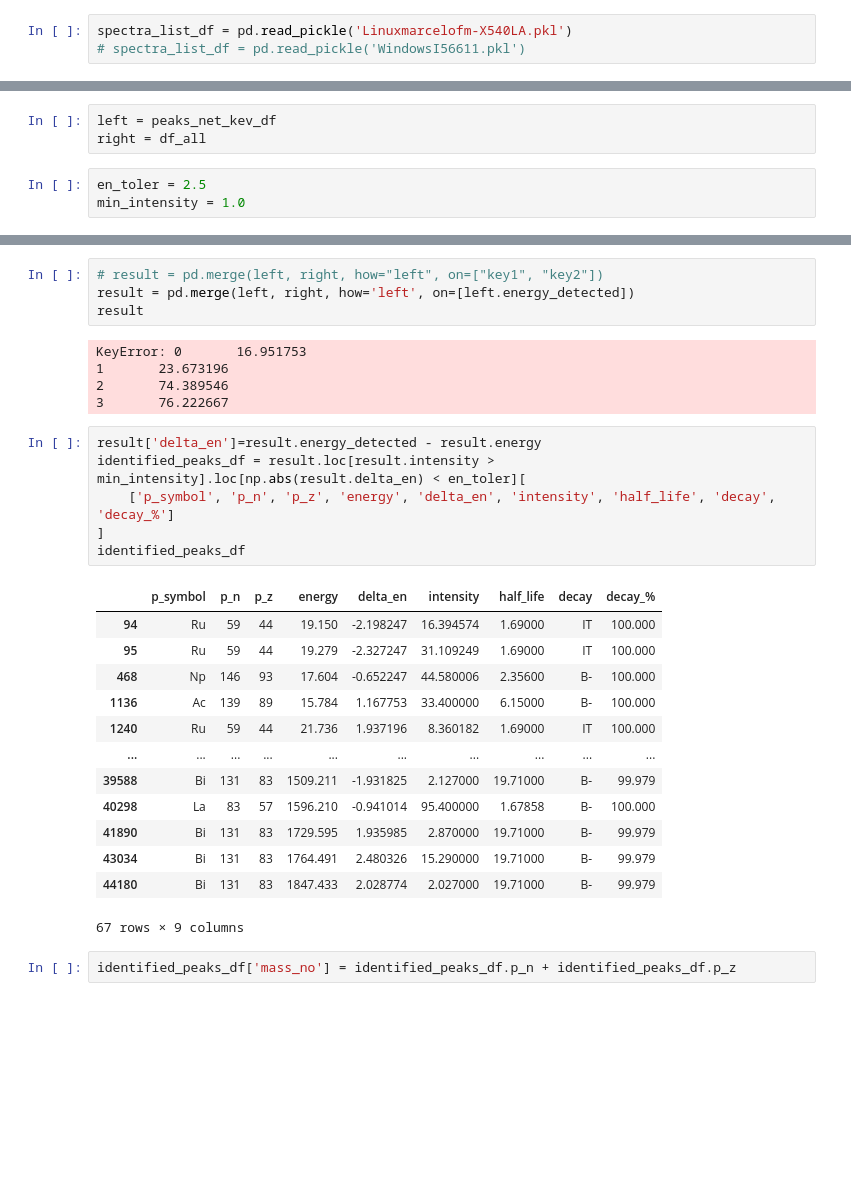
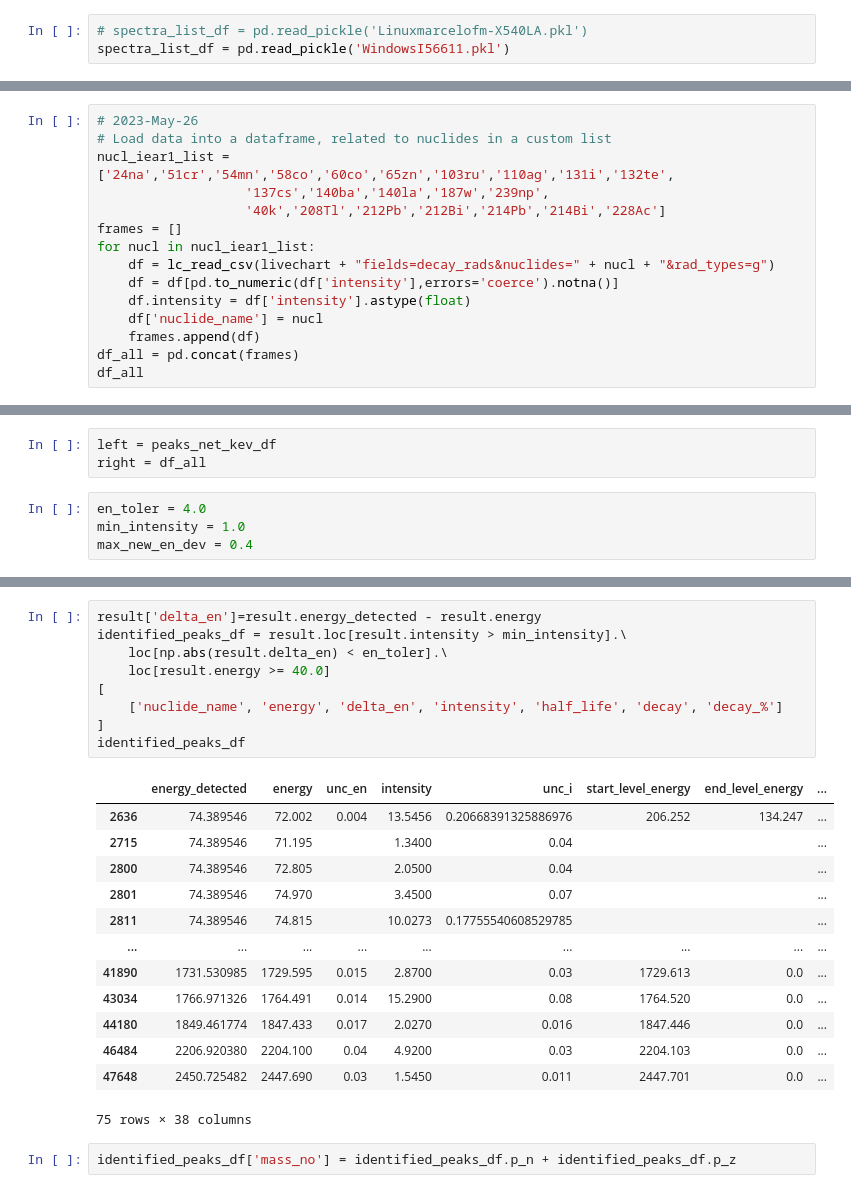
Before and after one commit to terrabela/OGRaySpY, a Jupyter notebook: src/nuclide_identification.ipynb, the cells around one changed output, grey strips where cells are left out. Drawn from its saved outputs; the diff is of its cells as text; blank space fills up the shorter version.

Commit message:
Including customized key gamma lines

```diff
--- a/src/nuclide_identification.ipynb
+++ b/src/nuclide_identification.ipynb
@@ -23,8 +23,8 @@ from spec_class import Spec
 # 2022-Dez-28 Este é um espectro mais recente que posso comparar com saída do Genie:
 # a_pattern = 'SI06322.Chn'
 # %%
-spectra_list_df = pd.read_pickle('Linuxmarcelofm-X540LA.pkl')
-# spectra_list_df = pd.read_pickle('WindowsI56611.pkl')
+# spectra_list_df = pd.read_pickle('Linuxmarcelofm-X540LA.pkl')
+spectra_list_df = pd.read_pickle('WindowsI56611.pkl')
 # %%
 spectra_list_df
 # %% [output]
@@ -306,0 +306,15 @@ df_all
+# %%
+# 2023-May-26
+# Load data into a dataframe, related to nuclides in a custom list
+nucl_iear1_list = ['24na','51cr','54mn','58co','60co','65zn','103ru','110ag','131i','132te',
+                   '137cs','140ba','140la','187w','239np',
+                   '40k','208Tl','212Pb','212Bi','214Pb','214Bi','228Ac']
+frames = []
+for nucl in nucl_iear1_list:
+    df = lc_read_csv(livechart + "fields=decay_rads&nuclides=" + nucl + "&rad_types=g")
+    df = df[pd.to_numeric(df['intensity'],errors='coerce').notna()]
+    df.intensity = df['intensity'].astype(float)
+    df['nuclide_name'] = nucl
+    frames.append(df)
+df_all = pd.concat(frames)
+df_all
@@ -337,8 +365,9 @@ peaks_net_kev_df
 left = peaks_net_kev_df
 right = df_all
 # %%
-en_toler = 2.5
+en_toler = 4.0
 min_intensity = 1.0
+max_new_en_dev = 0.4
 # %%
 # result = pd.merge(left, right, how="left", on=["key1", "key2"])
 result = pd.merge(left, right, how='cross')
@@ -360,32 +389,26 @@ result
-# %%
-# result = pd.merge(left, right, how="left", on=["key1", "key2"])
-result = pd.merge(left, right, how='left', on=[left.energy_detected])
-result
-# %% [output]
-KeyError: 0       16.951753
-1       23.673196
-2       74.389546
-3       76.222667
 # %%
 result['delta_en']=result.energy_detected - result.energy
-identified_peaks_df = result.loc[result.intensity > min_intensity].loc[np.abs(result.delta_en) < en_toler][
-    ['p_symbol', 'p_n', 'p_z', 'energy', 'delta_en', 'intensity', 'half_life', 'decay', 'decay_%']
+identified_peaks_df = result.loc[result.intensity > min_intensity].\
+    loc[np.abs(result.delta_en) < en_toler].\
+    loc[result.energy >= 40.0]
+[
+    ['nuclide_name', 'energy', 'delta_en', 'intensity', 'half_life', 'decay', 'decay_%']
 ]
 identified_peaks_df
 # %% [output]
-|  | p_symbol | p_n | p_z | energy | delta_en | intensity | half_life | decay | decay_% |
-| 94 | Ru | 59 | 44 | 19.150 | -2.198247 | 16.394574 | 1.69000 | IT | 100.000 |
-| 95 | Ru | 59 | 44 | 19.279 | -2.327247 | 31.109249 | 1.69000 | IT | 100.000 |
-| 468 | Np | 146 | 93 | 17.604 | -0.652247 | 44.580006 | 2.35600 | B- | 100.000 |
-| 1136 | Ac | 139 | 89 | 15.784 | 1.167753 | 33.400000 | 6.15000 | B- | 100.000 |
-| 1240 | Ru | 59 | 44 | 21.736 | 1.937196 | 8.360182 | 1.69000 | IT | 100.000 |
-| ... | ... | ... | ... | ... | ... | ... | ... | ... | ... |
-| 39588 | Bi | 131 | 83 | 1509.211 | -1.931825 | 2.127000 | 19.71000 | B- | 99.979 |
-| 40298 | La | 83 | 57 | 1596.210 | -0.941014 | 95.400000 | 1.67858 | B- | 100.000 |
-| 41890 | Bi | 131 | 83 | 1729.595 | 1.935985 | 2.870000 | 19.71000 | B- | 99.979 |
-| 43034 | Bi | 131 | 83 | 1764.491 | 2.480326 | 15.290000 | 19.71000 | B- | 99.979 |
-| 44180 | Bi | 131 | 83 | 1847.433 | 2.028774 | 2.027000 | 19.71000 | B- | 99.979 |
+|  | energy_detected | energy | unc_en | intensity | unc_i | start_level_energy | end_level_energy | ... |
+| 2636 | 74.389546 | 72.002 | 0.004 | 13.5456 | 0.20668391325886976 | 206.252 | 134.247 | ... |
+| 2715 | 74.389546 | 71.195 |  | 1.3400 | 0.04 |  |  | ... |
+| 2800 | 74.389546 | 72.805 |  | 2.0500 | 0.04 |  |  | ... |
+| 2801 | 74.389546 | 74.970 |  | 3.4500 | 0.07 |  |  | ... |
+| 2811 | 74.389546 | 74.815 |  | 10.0273 | 0.17755540608529785 |  |  | ... |
+| ... | ... | ... | ... | ... | ... | ... | ... | ... |
+| 41890 | 1731.530985 | 1729.595 | 0.015 | 2.8700 | 0.03 | 1729.613 | 0.0 | ... |
+| 43034 | 1766.971326 | 1764.491 | 0.014 | 15.2900 | 0.08 | 1764.520 | 0.0 | ... |
+| 44180 | 1849.461774 | 1847.433 | 0.017 | 2.0270 | 0.016 | 1847.446 | 0.0 | ... |
+| 46484 | 2206.920380 | 2204.100 | 0.04 | 4.9200 | 0.03 | 2204.103 | 0.0 | ... |
+| 47648 | 2450.725482 | 2447.690 | 0.03 | 1.5450 | 0.011 | 2447.701 | 0.0 | ... |
-67 rows × 9 columns
+75 rows × 38 columns
 # %%
 identified_peaks_df['mass_no'] = identified_peaks_df.p_n + identified_peaks_df.p_z
 # %%
```
Also changed, not shown: parts of 38 cells of this notebook.
